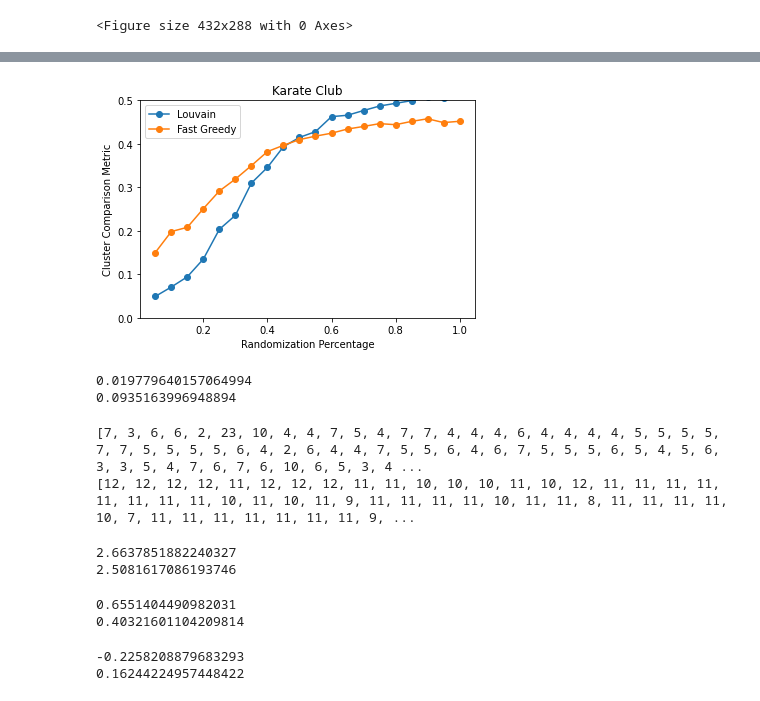
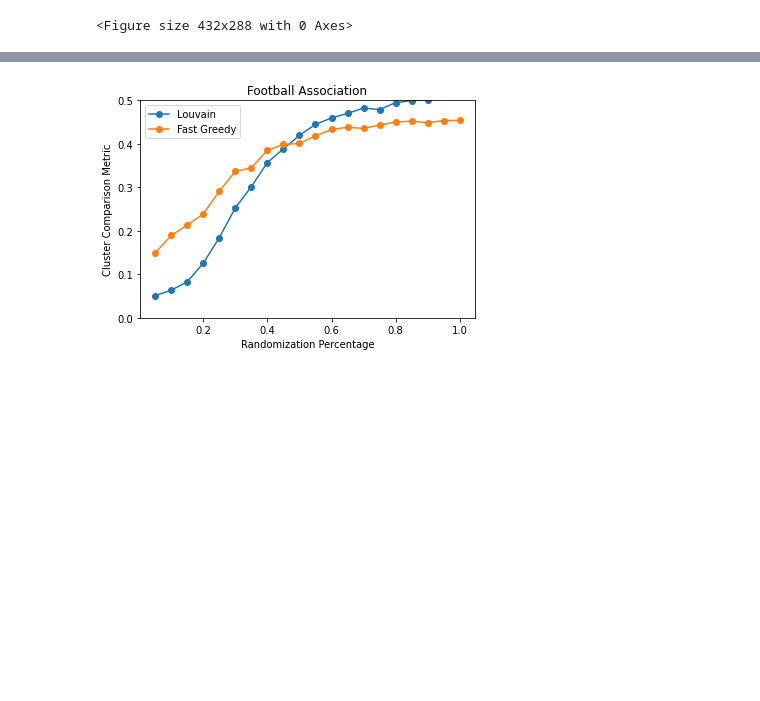
Before and after one commit to ericssimpson/robust-community-detection, a Jupyter notebook: report.ipynb, the cells around one changed output, grey strips where cells are left out. Drawn from its saved outputs; the diff is of its cells as text; code cells hidden in the pictures; blank space fills up the shorter version.

```diff
--- a/report.ipynb
+++ b/report.ipynb
@@ -126,35 +150,5 @@ plot_robin(graph1, compare_output1["Mean1"], compare_output1["Mean2"], legend=("
 # %%
 compare_output2 = robin_compare(graph=graph2, method1="louvain", method2="fastgreedy")
-plot_robin(graph2, compare_output2["Mean1"], compare_output2["Mean2"], legend=("Louvain", "Fast Greedy"), title="Karate Club")
+plot_robin(graph2, compare_output2["Mean1"], compare_output2["Mean2"], legend=("Louvain", "Fast Greedy"), title="Football Association")
 # %% [output]
-[figure, old version]
+[figure, new version]
-# %%
-print(graph1.density())
-print(graph2.density())
-# %% [output]
-0.019779640157064994
-0.0935163996948894
-# %%
-print(graph1.degree())
-print(graph2.degree())
-# %% [output]
-[7, 3, 6, 6, 2, 23, 10, 4, 4, 7, 5, 4, 7, 7, 4, 4, 4, 6, 4, 4, 4, 4, 5, 5, 5, 5, 7, 7, 5, 5, 5, 5, 6, 4, 2, 6, 4, 4, 7, 5, 5, 6, 4, 6, 7, 5, 5, 5, 6, 5, 4, 5, 6, 3, 3, 5, 4, 7, 6, 7, 6, 10, 6, 5, 3, 4 ...
-[12, 12, 12, 12, 11, 12, 12, 12, 11, 11, 10, 10, 10, 11, 10, 12, 11, 11, 11, 11, 11, 11, 11, 11, 10, 11, 10, 11, 9, 11, 11, 11, 11, 10, 11, 11, 8, 11, 11, 11, 11, 10, 7, 11, 11, 11, 11, 11, 11, 11, 9, ...
-# %%
-print(graph1.average_path_length())
-print(graph2.average_path_length())
-# %% [output]
-2.6637851882240327
-2.5081617086193746
-# %%
-print(graph1.transitivity_avglocal_undirected())
-print(graph2.transitivity_avglocal_undirected())
-# %% [output]
-0.6551404490982031
-0.40321601104209814
-# %%
-print(graph1.assortativity_degree())
-print(graph2.assortativity_degree())
-# %% [output]
--0.2258208879683293
-0.16244224957448422
```
Also changed, not shown: parts of 13 cells of this notebook, 21 other files.
